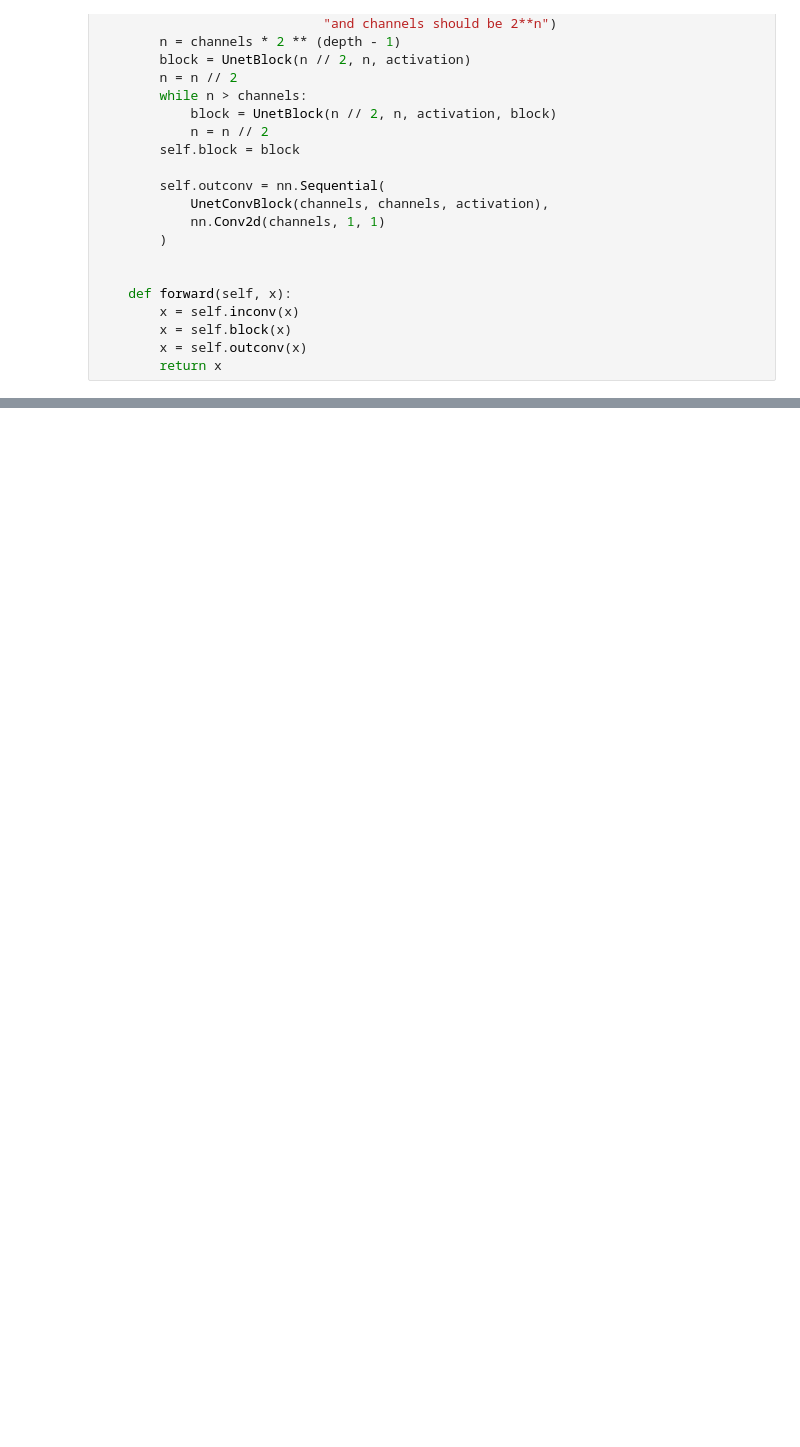
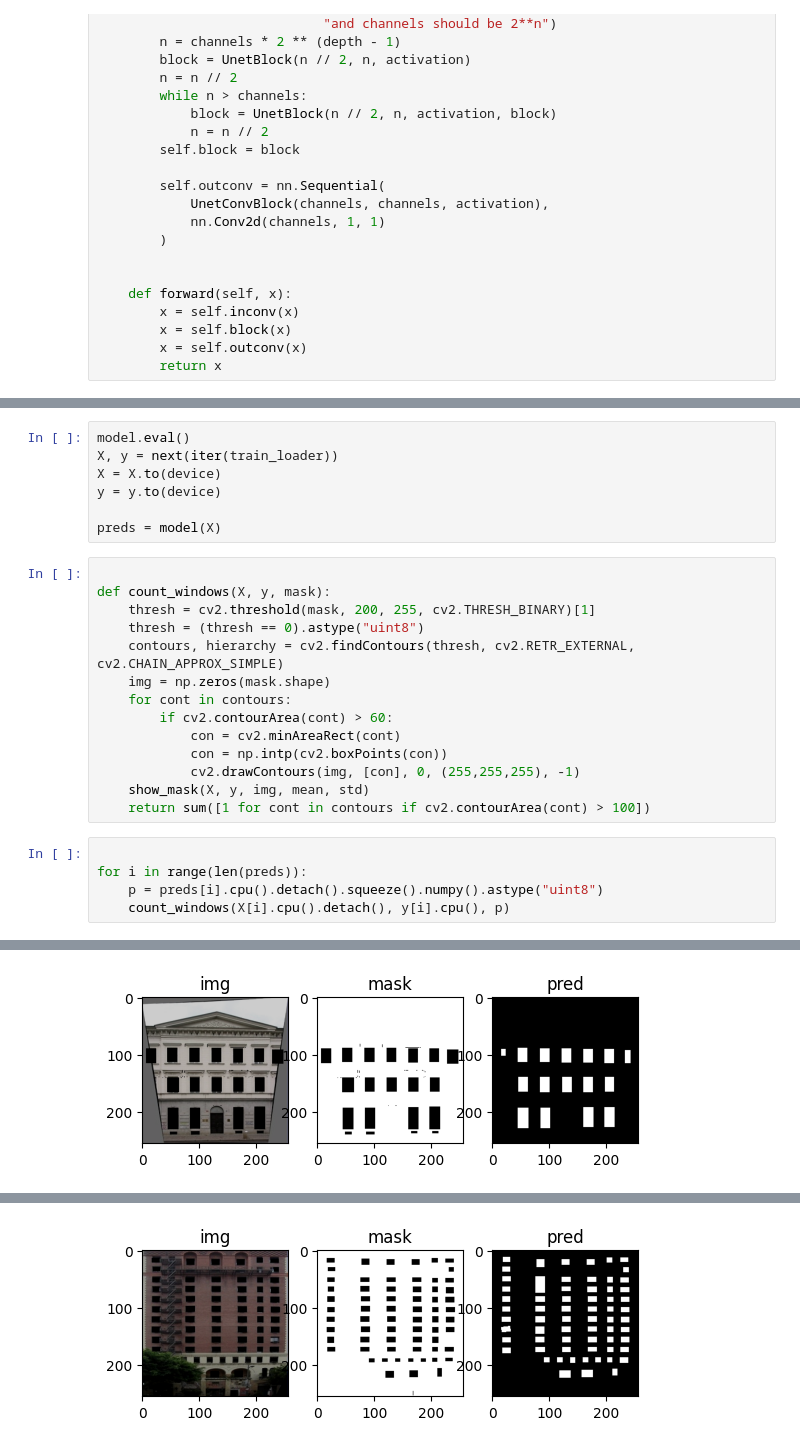
Before and after one commit to Adamsonbor/CV_Facades, a Jupyter notebook: cv_facades.ipynb, the cells around one changed output, grey strips where cells are left out. Saved outputs shown, nothing was run; the diff lists cells and outputs as text; blank space fills up the shorter version.

```diff
--- a/cv_facades.ipynb
+++ b/cv_facades.ipynb
@@ -865,0 +844,27 @@ accuracy:  0.5130719542503357
+# %%
+model.eval()
+X, y = next(iter(train_loader))
+X = X.to(device)
+y = y.to(device)
+
+preds = model(X)
+# %%
+
+def count_windows(X, y, mask):
+    thresh = cv2.threshold(mask, 200, 255, cv2.THRESH_BINARY)[1]
+    thresh = (thresh == 0).astype("uint8")
+    contours, hierarchy = cv2.findContours(thresh, cv2.RETR_EXTERNAL, cv2.CHAIN_APPROX_SIMPLE)
+    img = np.zeros(mask.shape)
+    for cont in contours:
+        if cv2.contourArea(cont) > 60:
+            con = cv2.minAreaRect(cont)
+            con = np.intp(cv2.boxPoints(con))
+            cv2.drawContours(img, [con], 0, (255,255,255), -1)
+    show_mask(X, y, img, mean, std)
+    return sum([1 for cont in contours if cv2.contourArea(cont) > 100])
+# %%
+
+for i in range(len(preds)):
+    p = preds[i].cpu().detach().squeeze().numpy().astype("uint8")
+    count_windows(X[i].cpu().detach(), y[i].cpu(), p)
+# %% [output]
@@ -865,0 +872 @@ accuracy:  0.5130719542503357
+[figure, added]
@@ -865,0 +874 @@ accuracy:  0.5130719542503357
+[figure, added]
```
Also changed, not shown: parts of 22 cells of this notebook.
